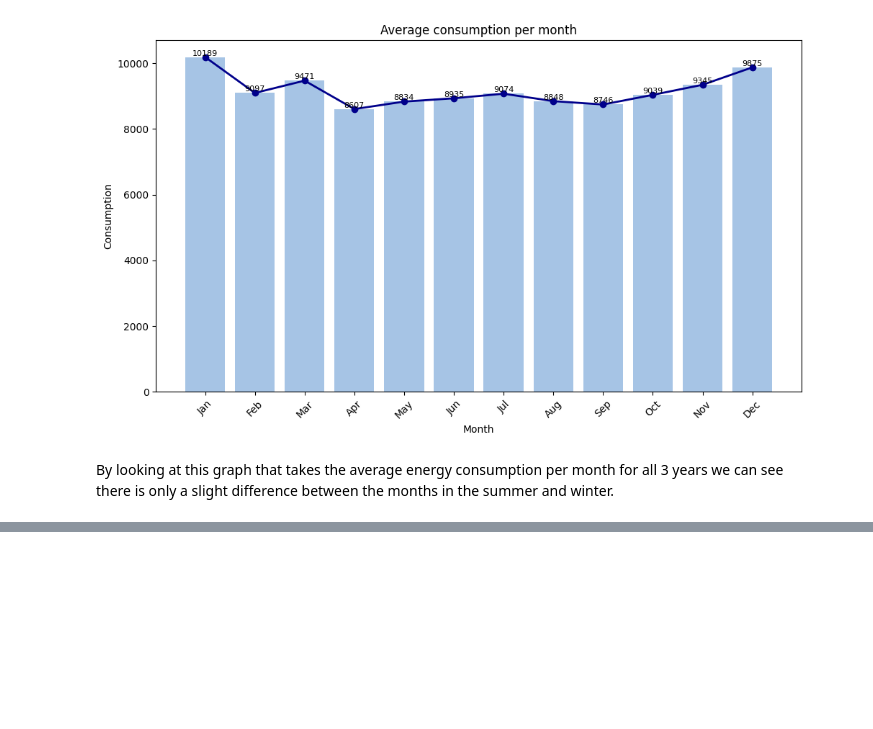
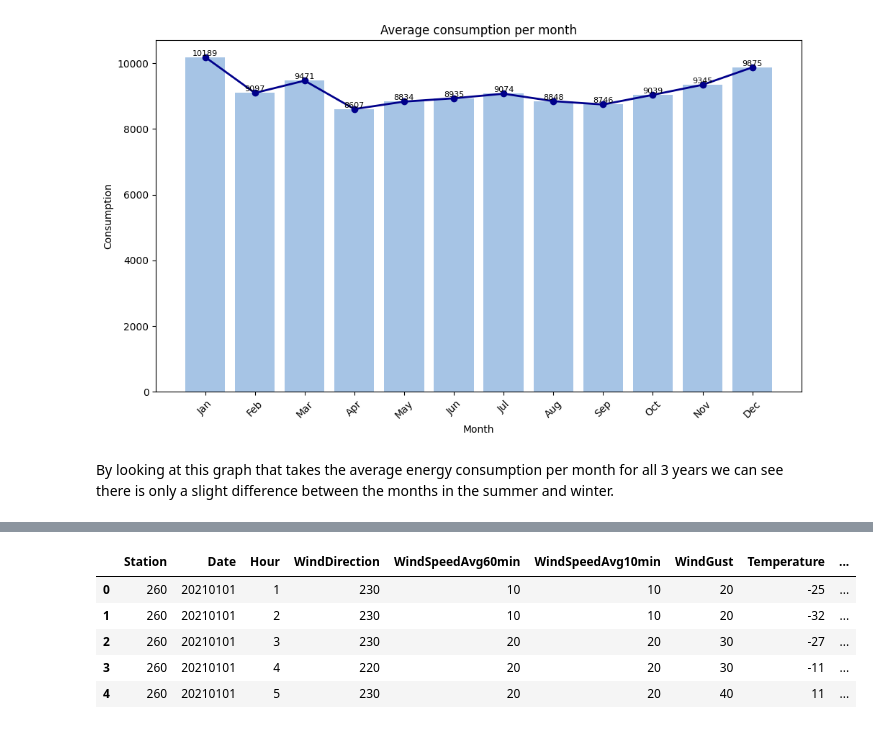
Before and after one commit to estherw66/EnergieOpwek, a Jupyter notebook: ConsumptionData.ipynb, the cells around one changed output, grey strips where cells are left out. Saved outputs shown, nothing was run; the diff lists cells and outputs as text; code cells hidden in the pictures; blank space fills up the shorter version.

```diff
--- a/ConsumptionData.ipynb
+++ b/ConsumptionData.ipynb
@@ -284,0 +266,10 @@ ValueError: Could not interpret value `Invoer` for `y`. An entry with this name
+# %%
+df_weather = pd.read_csv('./data/Weather/WeatherData.csv')
+df_weather.head()
+# %% [output]
+|  | Station | Date | Hour | WindDirection | WindSpeedAvg60min | WindSpeedAvg10min | WindGust | Temperature | ... |
+| 0 | 260 | 20210101 | 1 | 230 | 10 | 10 | 20 | -25 | ... |
+| 1 | 260 | 20210101 | 2 | 230 | 10 | 10 | 20 | -32 | ... |
+| 2 | 260 | 20210101 | 3 | 230 | 20 | 20 | 30 | -27 | ... |
+| 3 | 260 | 20210101 | 4 | 220 | 20 | 20 | 30 | -11 | ... |
+| 4 | 260 | 20210101 | 5 | 230 | 20 | 20 | 40 | 11 | ... |
```
Also changed, not shown: parts of 16 cells of this notebook.
